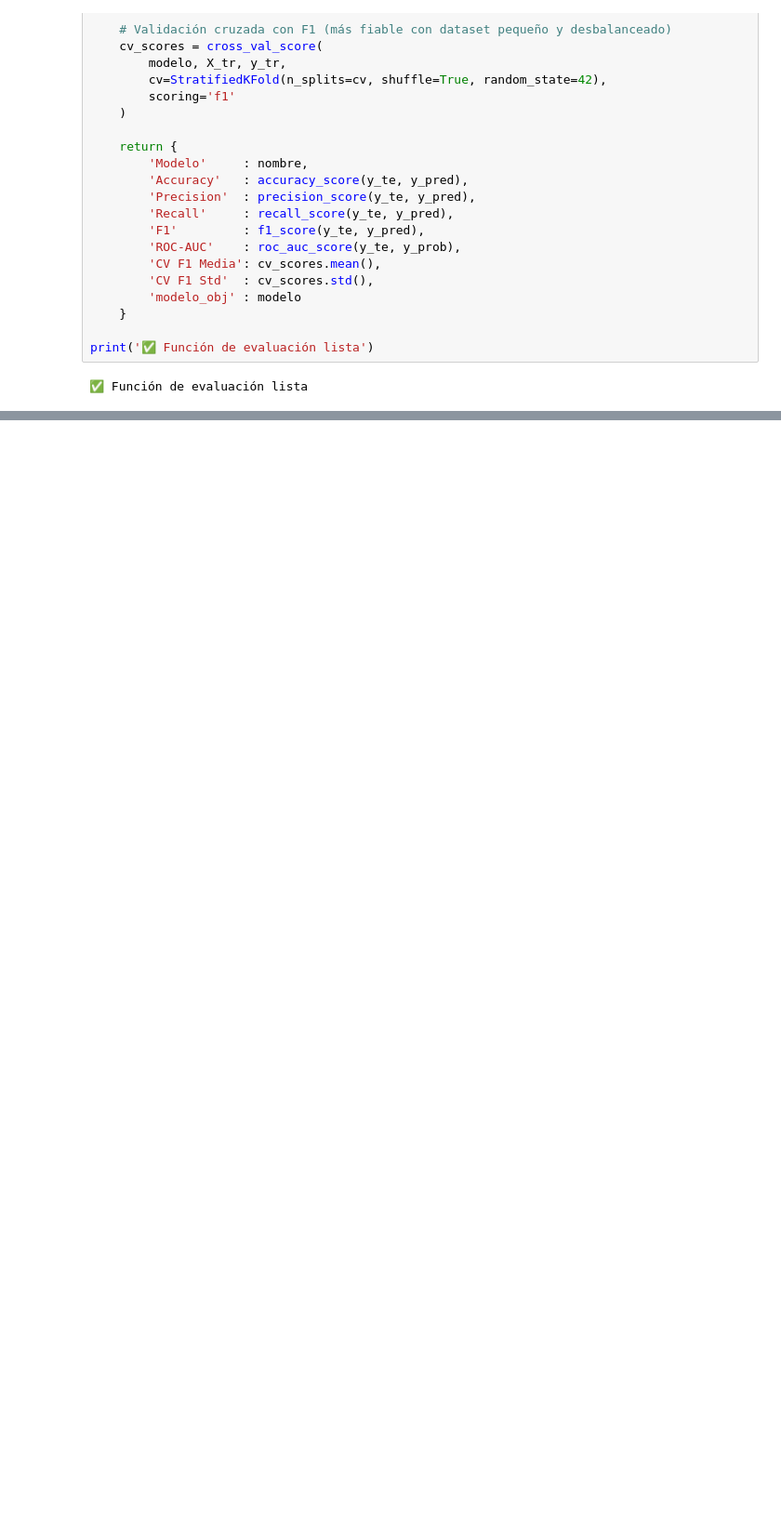
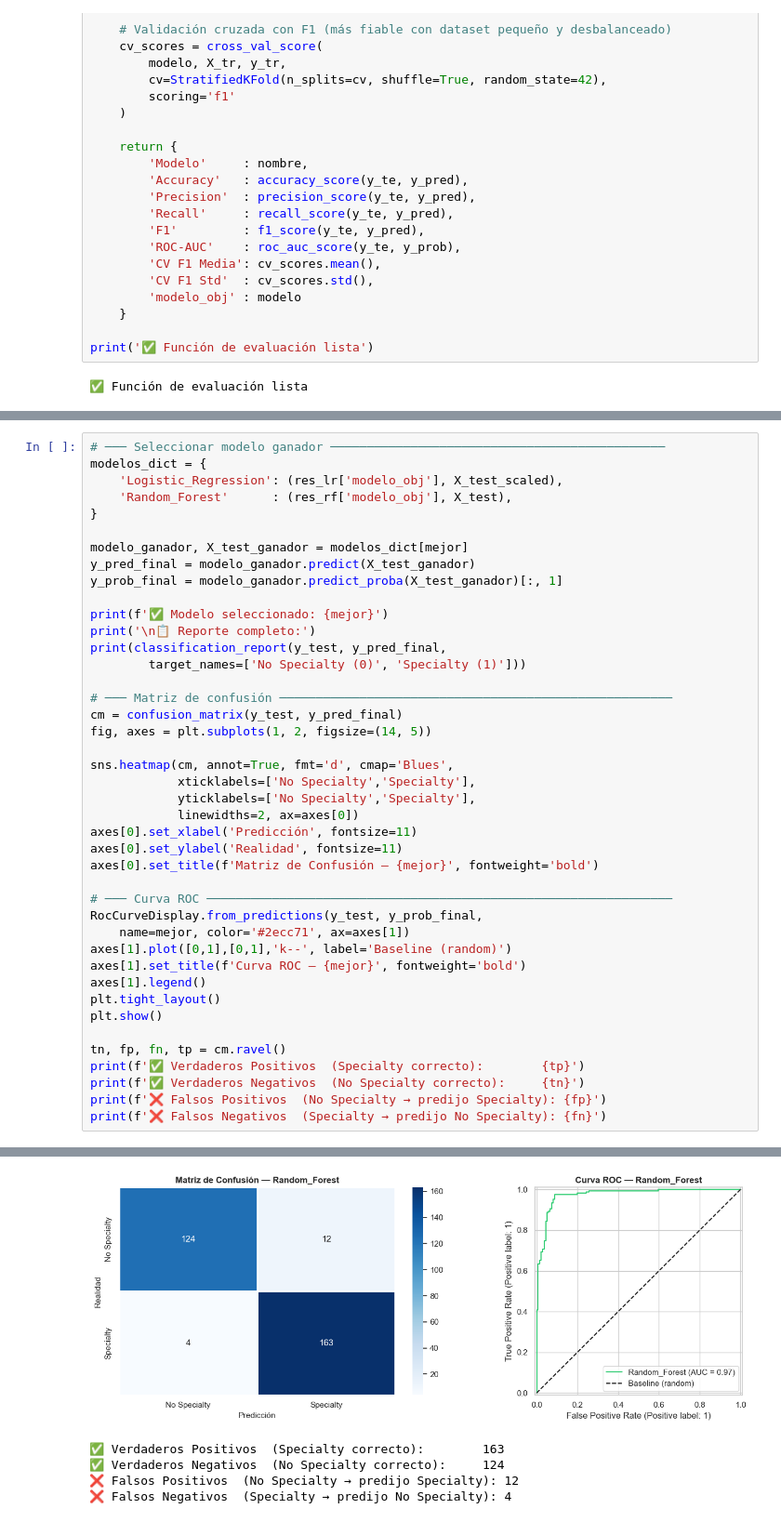
Before and after one commit to Bootcamp-IA-P6/Proyecto6_Grupo1, a Jupyter notebook: notebooks/3_preprocessing_modeling_Jonathan.ipynb, the cells around one changed output, grey strips where cells are left out. Shown at 93% size. Saved outputs shown, nothing was run; the diff lists cells and outputs as text; blank space fills up the shorter version.

```diff
--- a/notebooks/3_preprocessing_modeling_Jonathan.ipynb
+++ b/notebooks/3_preprocessing_modeling_Jonathan.ipynb
@@ -498,0 +715,43 @@ joblib.dump(lr_ridge, '../models/model.pkl')
+# %%
+# ─── Seleccionar modelo ganador ──────────────────────────────────────────────
+modelos_dict = {
+    'Logistic_Regression': (res_lr['modelo_obj'], X_test_scaled),
+    'Random_Forest'      : (res_rf['modelo_obj'], X_test),
+}
+
+modelo_ganador, X_test_ganador = modelos_dict[mejor]
+y_pred_final = modelo_ganador.predict(X_test_ganador)
+y_prob_final = modelo_ganador.predict_proba(X_test_ganador)[:, 1]
+
+print(f'✅ Modelo seleccionado: {mejor}')
+print('\n📋 Reporte completo:')
+print(classification_report(y_test, y_pred_final,
+        target_names=['No Specialty (0)', 'Specialty (1)']))
+
+# ─── Matriz de confusión ──────────────────────────────────────────────────────
+cm = confusion_matrix(y_test, y_pred_final)
+fig, axes = plt.subplots(1, 2, figsize=(14, 5))
+
+sns.heatmap(cm, annot=True, fmt='d', cmap='Blues',
+            xticklabels=['No Specialty','Specialty'],
+            yticklabels=['No Specialty','Specialty'],
+            linewidths=2, ax=axes[0])
+axes[0].set_xlabel('Predicción', fontsize=11)
+axes[0].set_ylabel('Realidad', fontsize=11)
+axes[0].set_title(f'Matriz de Confusión — {mejor}', fontweight='bold')
+
+# ─── Curva ROC ────────────────────────────────────────────────────────────────
+RocCurveDisplay.from_predictions(y_test, y_prob_final,
+    name=mejor, color='#2ecc71', ax=axes[1])
+axes[1].plot([0,1],[0,1],'k--', label='Baseline (random)')
+axes[1].set_title(f'Curva ROC — {mejor}', fontweight='bold')
+axes[1].legend()
+plt.tight_layout()
+plt.show()
+
+tn, fp, fn, tp = cm.ravel()
+print(f'✅ Verdaderos Positivos  (Specialty correcto):        {tp}')
+print(f'✅ Verdaderos Negativos  (No Specialty correcto):     {tn}')
+print(f'❌ Falsos Positivos  (No Specialty → predijo Specialty): {fp}')
+print(f'❌ Falsos Negativos  (Specialty → predijo No Specialty): {fn}')
+# %% [output]
@@ -498,0 +769,5 @@ joblib.dump(lr_ridge, '../models/model.pkl')
+[figure, added]
+✅ Verdaderos Positivos  (Specialty correcto):        163
+✅ Verdaderos Negativos  (No Specialty correcto):     124
+❌ Falsos Positivos  (No Specialty → predijo Specialty): 12
+❌ Falsos Negativos  (Specialty → predijo No Specialty): 4
```
Also changed, not shown: parts of 21 cells of this notebook, 6 other files.
